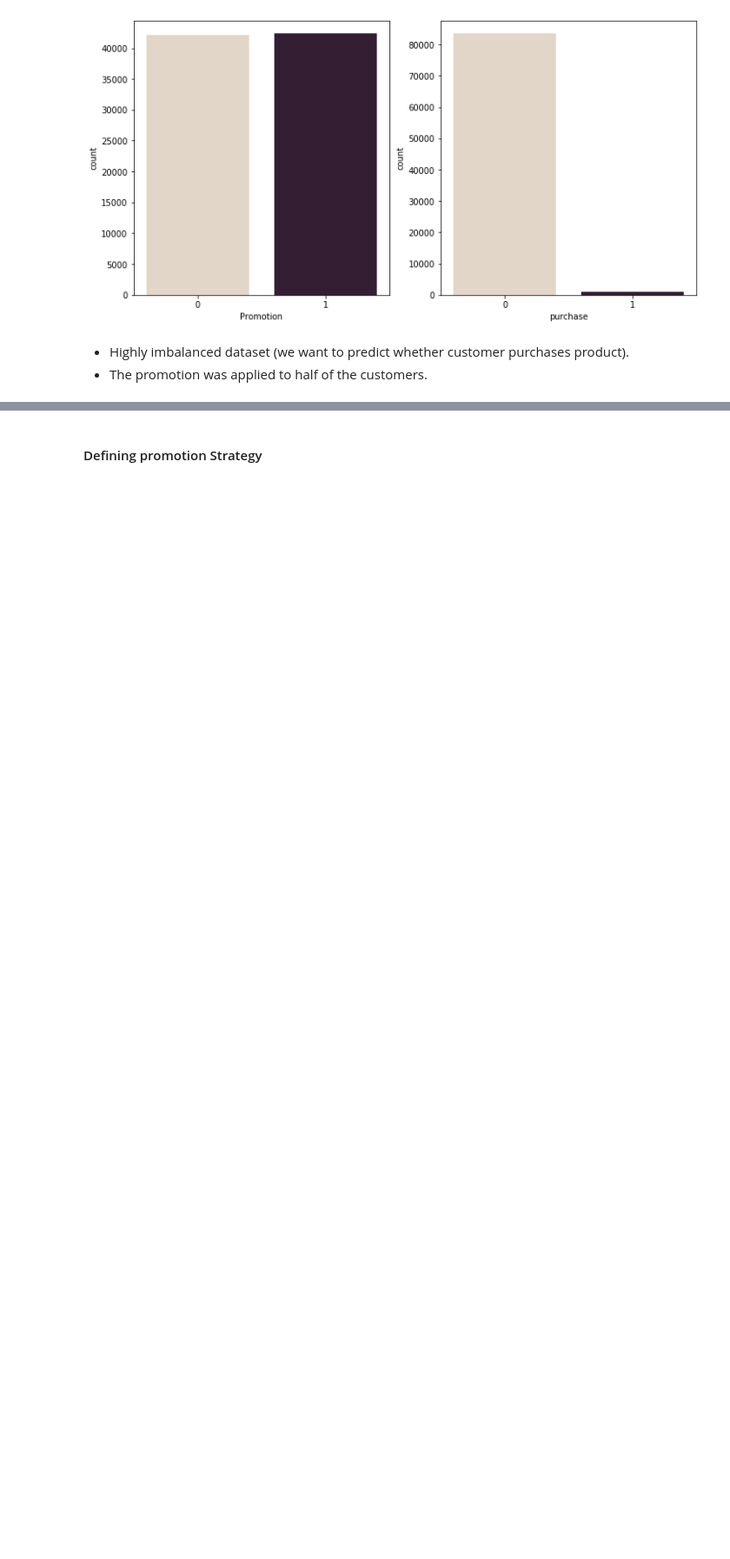
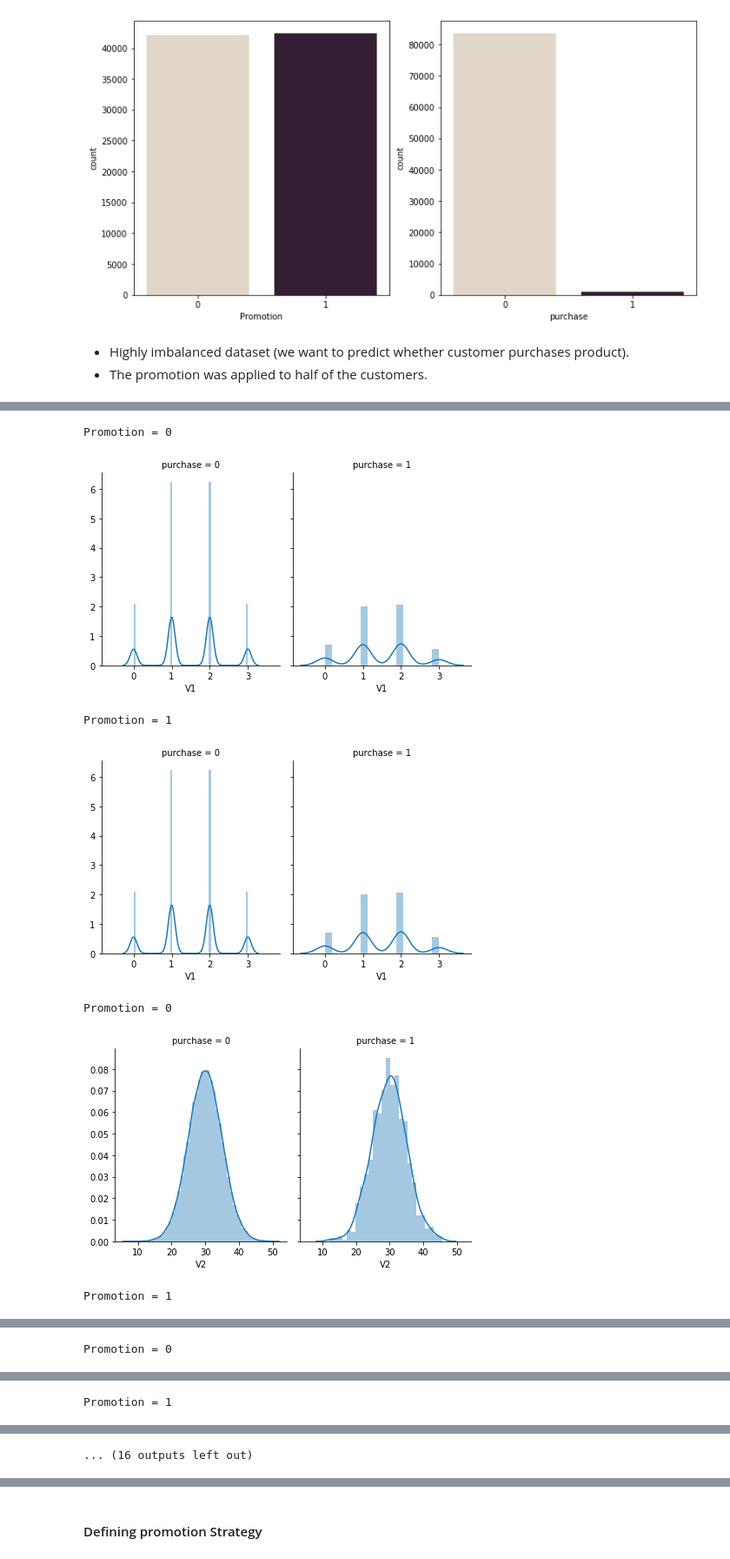
Before and after one commit to marcelokscunha/projects, a Jupyter notebook: starbucks-ad-analysis/Starbucks.ipynb, the cells around one changed output, grey strips where cells are left out. Shown at 87% size. Saved outputs shown, nothing was run; the diff lists cells and outputs as text; code cells hidden in the pictures; blank space fills up the shorter version.

```diff
--- a/starbucks-ad-analysis/Starbucks.ipynb
+++ b/starbucks-ad-analysis/Starbucks.ipynb
@@ -159,0 +187,15 @@ Group with promotion
+# %%
+for col in train_data.iloc[:,3:].columns:
+    for prom, data in enumerate([no_promotion, promotion]):
+        print(f'Promotion = {prom}')
+        g = sns.FacetGrid(train_data, col="purchase", height=4, aspect=.8)
+        g.map(sns.distplot, col, norm_hist=True)
+        plt.show()
+# %% [output]
+Promotion = 0
+[figure, added]
+Promotion = 1
+[figure, added]
+Promotion = 0
+[figure, added]
+Promotion = 1
@@ -159,0 +203 @@ Group with promotion
+Promotion = 0
@@ -159,0 +205 @@ Group with promotion
+Promotion = 1
@@ -159,0 +207 @@ Group with promotion
+... (16 outputs left out)
```
Also changed, not shown: parts of 15 cells of this notebook.
